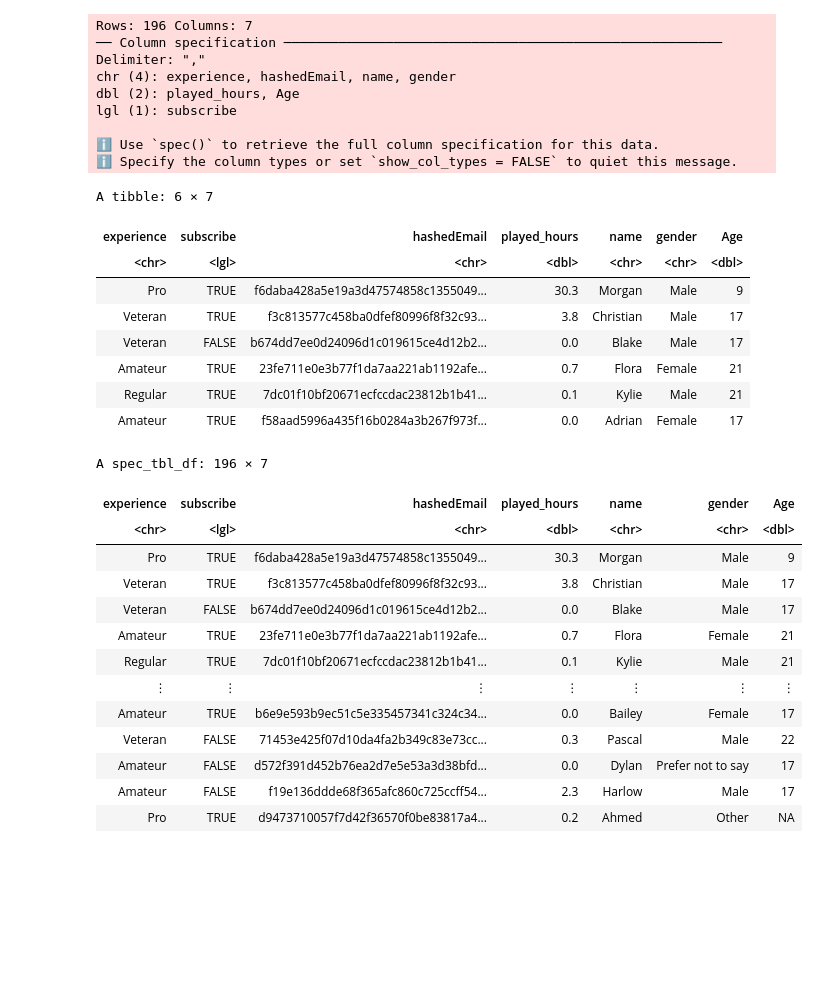
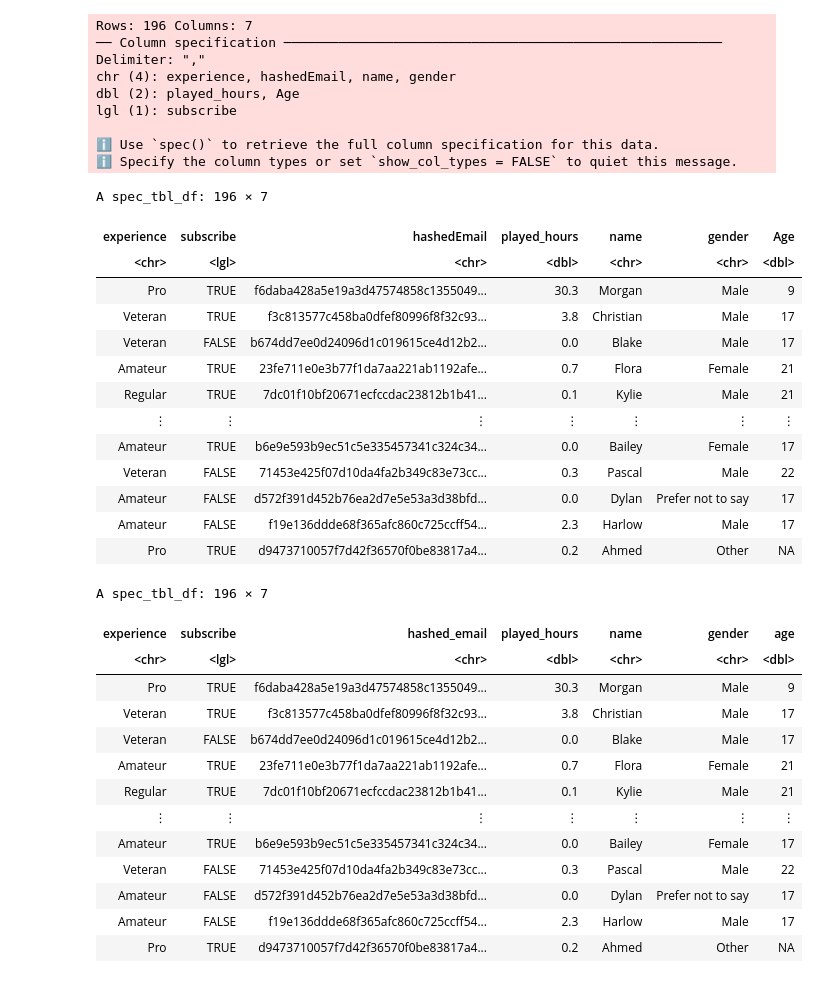
Before and after one commit to zoevanmontfort/Group_Project, a Jupyter notebook: Untitled.ipynb, the cells around one changed output. Cells and saved outputs as stored; diff of their text form; code cells hidden in the pictures; blank space fills up the shorter version.

```diff
--- a/Untitled.ipynb
+++ b/Untitled.ipynb
@@ -26,10 +86,9 @@ Warning message in file(filename, "r", encoding = encoding):
 ERROR: Error in file(filename, "r", encoding = encoding): cannot open the connection
 # %%
 players_url <- "https://raw.githubusercontent.com/Norah-supercoder/dsci-100-project-individual/refs/heads/main/players.csv"
-sessions_url <- "https://raw.githubusercontent.com/Norah-supercoder/dsci-100-project-individual/refs/heads/main/sessions.csv"
 
 players <- read_csv(players_url)
-head(players)
+
 players
 # %% [output]
 Rows: 196 Columns: 7
@@ -41,7 +100,7 @@ lgl (1): subscribe
 
 ℹ Use `spec()` to retrieve the full column specification for this data.
 ℹ Specify the column types or set `show_col_types = FALSE` to quiet this message.
-A tibble: 6 × 7
+A spec_tbl_df: 196 × 7
 | experience | subscribe | hashedEmail | played_hours | name | gender | Age |
 | <chr> | <lgl> | <chr> | <dbl> | <chr> | <chr> | <dbl> |
 | Pro | TRUE | f6daba428a5e19a3d47574858c1355049... | 30.3 | Morgan | Male | 9 |
@@ -49,19 +108,31 @@ A tibble: 6 × 7
 | Veteran | FALSE | b674dd7ee0d24096d1c019615ce4d12b2... | 0.0 | Blake | Male | 17 |
 | Amateur | TRUE | 23fe711e0e3b77f1da7aa221ab1192afe... | 0.7 | Flora | Female | 21 |
 | Regular | TRUE | 7dc01f10bf20671ecfccdac23812b1b41... | 0.1 | Kylie | Male | 21 |
-| Amateur | TRUE | f58aad5996a435f16b0284a3b267f973f... | 0.0 | Adrian | Female | 17 |
+| ⋮ | ⋮ | ⋮ | ⋮ | ⋮ | ⋮ | ⋮ |
+| Amateur | TRUE | b6e9e593b9ec51c5e335457341c324c34... | 0.0 | Bailey | Female | 17 |
+| Veteran | FALSE | 71453e425f07d10da4fa2b349c83e73cc... | 0.3 | Pascal | Male | 22 |
+| Amateur | FALSE | d572f391d452b76ea2d7e5e53a3d38bfd... | 0.0 | Dylan | Prefer not to say | 17 |
+| Amateur | FALSE | f19e136ddde68f365afc860c725ccff54... | 2.3 | Harlow | Male | 17 |
+| Pro | TRUE | d9473710057f7d42f36570f0be83817a4... | 0.2 | Ahmed | Other | NA |
-A spec_tbl_df: 196 × 7
-| experience | subscribe | hashedEmail | played_hours | name | gender | Age |
-| <chr> | <lgl> | <chr> | <dbl> | <chr> | <chr> | <dbl> |
-| Pro | TRUE | f6daba428a5e19a3d47574858c1355049... | 30.3 | Morgan | Male | 9 |
-| Veteran | TRUE | f3c813577c458ba0dfef80996f8f32c93... | 3.8 | Christian | Male | 17 |
-| Veteran | FALSE | b674dd7ee0d24096d1c019615ce4d12b2... | 0.0 | Blake | Male | 17 |
-| Amateur | TRUE | 23fe711e0e3b77f1da7aa221ab1192afe... | 0.7 | Flora | Female | 21 |
-| Regular | TRUE | 7dc01f10bf20671ecfccdac23812b1b41... | 0.1 | Kylie | Male | 21 |
-| ⋮ | ⋮ | ⋮ | ⋮ | ⋮ | ⋮ | ⋮ |
-| Amateur | TRUE | b6e9e593b9ec51c5e335457341c324c34... | 0.0 | Bailey | Female | 17 |
-| Veteran | FALSE | 71453e425f07d10da4fa2b349c83e73cc... | 0.3 | Pascal | Male | 22 |
-| Amateur | FALSE | d572f391d452b76ea2d7e5e53a3d38bfd... | 0.0 | Dylan | Prefer not to say | 17 |
-| Amateur | FALSE | f19e136ddde68f365afc860c725ccff54... | 2.3 | Harlow | Male | 17 |
-| Pro | TRUE | d9473710057f7d42f36570f0be83817a4... | 0.2 | Ahmed | Other | NA |
+# %%
+players <- rename(players,
+                        hashed_email = hashedEmail,
+                        age = Age)
+
+players
+# %% [output]
+A spec_tbl_df: 196 × 7
+| experience | subscribe | hashed_email | played_hours | name | gender | age |
+| <chr> | <lgl> | <chr> | <dbl> | <chr> | <chr> | <dbl> |
+| Pro | TRUE | f6daba428a5e19a3d47574858c1355049... | 30.3 | Morgan | Male | 9 |
+| Veteran | TRUE | f3c813577c458ba0dfef80996f8f32c93... | 3.8 | Christian | Male | 17 |
+| Veteran | FALSE | b674dd7ee0d24096d1c019615ce4d12b2... | 0.0 | Blake | Male | 17 |
+| Amateur | TRUE | 23fe711e0e3b77f1da7aa221ab1192afe... | 0.7 | Flora | Female | 21 |
+| Regular | TRUE | 7dc01f10bf20671ecfccdac23812b1b41... | 0.1 | Kylie | Male | 21 |
+| ⋮ | ⋮ | ⋮ | ⋮ | ⋮ | ⋮ | ⋮ |
+| Amateur | TRUE | b6e9e593b9ec51c5e335457341c324c34... | 0.0 | Bailey | Female | 17 |
+| Veteran | FALSE | 71453e425f07d10da4fa2b349c83e73cc... | 0.3 | Pascal | Male | 22 |
+| Amateur | FALSE | d572f391d452b76ea2d7e5e53a3d38bfd... | 0.0 | Dylan | Prefer not to say | 17 |
+| Amateur | FALSE | f19e136ddde68f365afc860c725ccff54... | 2.3 | Harlow | Male | 17 |
+| Pro | TRUE | d9473710057f7d42f36570f0be83817a4... | 0.2 | Ahmed | Other | NA |
 # %%
```
Also changed, not shown: parts of 5 cells of this notebook.
